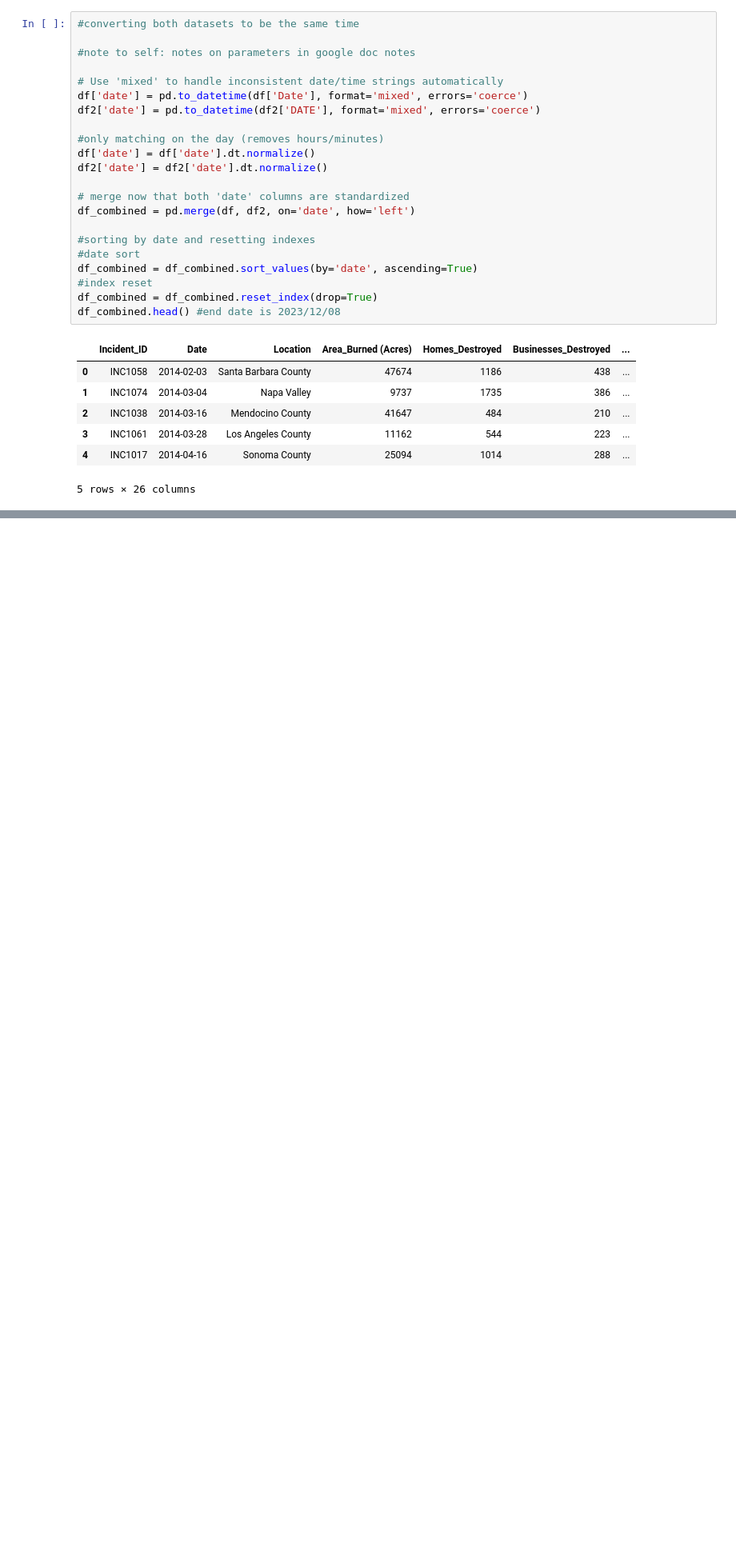
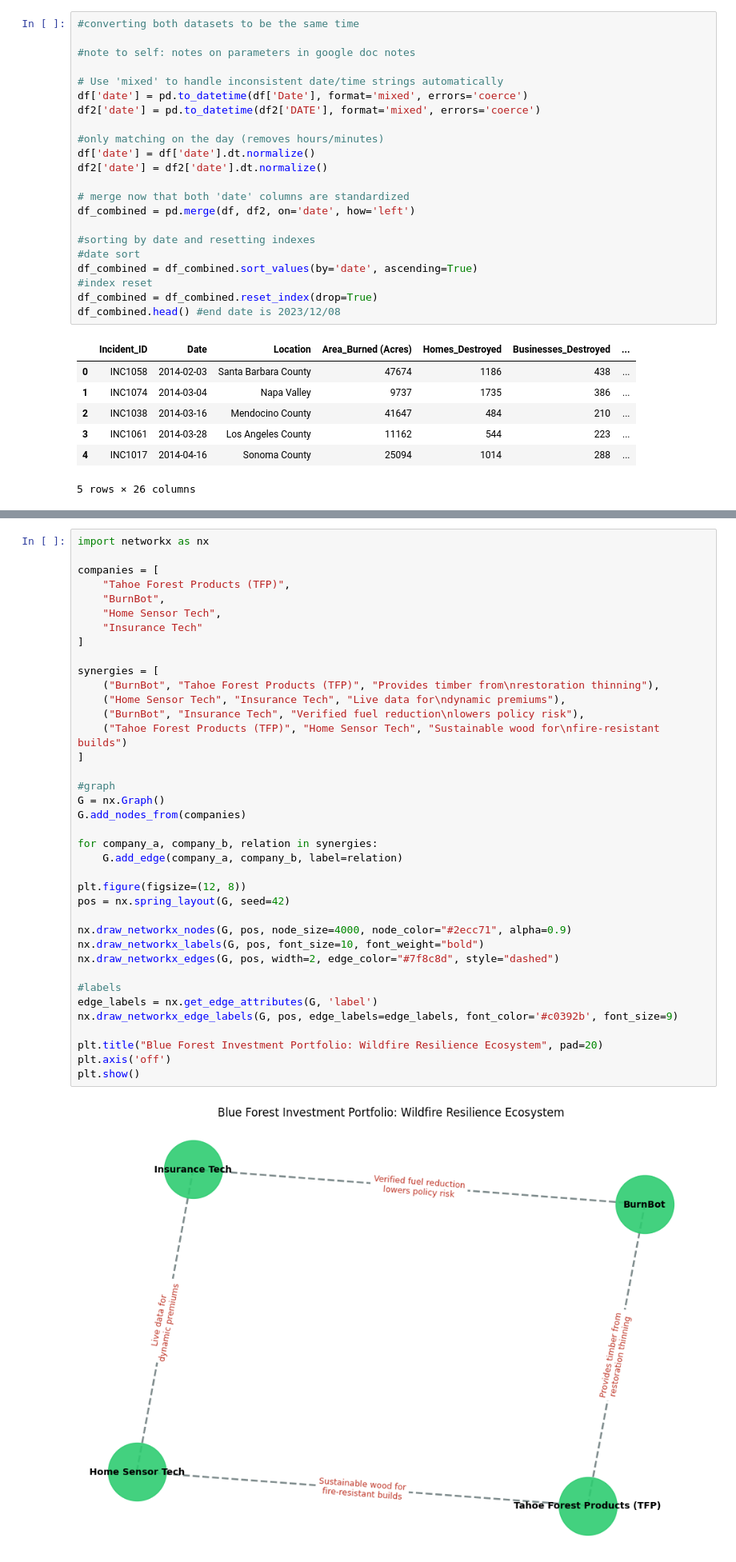
Before and after one commit to kduran-stack/wildfire_cost_prediction, a Jupyter notebook: wildfire_cost_prediction.ipynb, the cells around one changed output, grey strips where cells are left out. Shown at 80% size. Cells and saved outputs as stored; diff of their text form; blank space fills up the shorter version.

```diff
--- a/wildfire_cost_prediction.ipynb
+++ b/wildfire_cost_prediction.ipynb
@@ -173,0 +182,40 @@ This data underscores the systemic risk to land and real estate valuations in fi
+# %%
+import networkx as nx
+
+companies = [
+    "Tahoe Forest Products (TFP)",
+    "BurnBot",
+    "Home Sensor Tech",
+    "Insurance Tech"
+]
+
+synergies = [
+    ("BurnBot", "Tahoe Forest Products (TFP)", "Provides timber from\nrestoration thinning"),
+    ("Home Sensor Tech", "Insurance Tech", "Live data for\ndynamic premiums"),
+    ("BurnBot", "Insurance Tech", "Verified fuel reduction\nlowers policy risk"),
+    ("Tahoe Forest Products (TFP)", "Home Sensor Tech", "Sustainable wood for\nfire-resistant builds")
+]
+
+#graph
+G = nx.Graph()
+G.add_nodes_from(companies)
+
+for company_a, company_b, relation in synergies:
+    G.add_edge(company_a, company_b, label=relation)
+
+plt.figure(figsize=(12, 8))
+pos = nx.spring_layout(G, seed=42)
+
+nx.draw_networkx_nodes(G, pos, node_size=4000, node_color="#2ecc71", alpha=0.9)
+nx.draw_networkx_labels(G, pos, font_size=10, font_weight="bold")
+nx.draw_networkx_edges(G, pos, width=2, edge_color="#7f8c8d", style="dashed")
+
+#labels
+edge_labels = nx.get_edge_attributes(G, 'label')
+nx.draw_networkx_edge_labels(G, pos, edge_labels=edge_labels, font_color='#c0392b', font_size=9)
+
+plt.title("Blue Forest Investment Portfolio: Wildfire Resilience Ecosystem", pad=20)
+plt.axis('off')
+plt.show()
+# %% [output]
+[figure, added]
```
Also changed, not shown: parts of 12 cells of this notebook.
